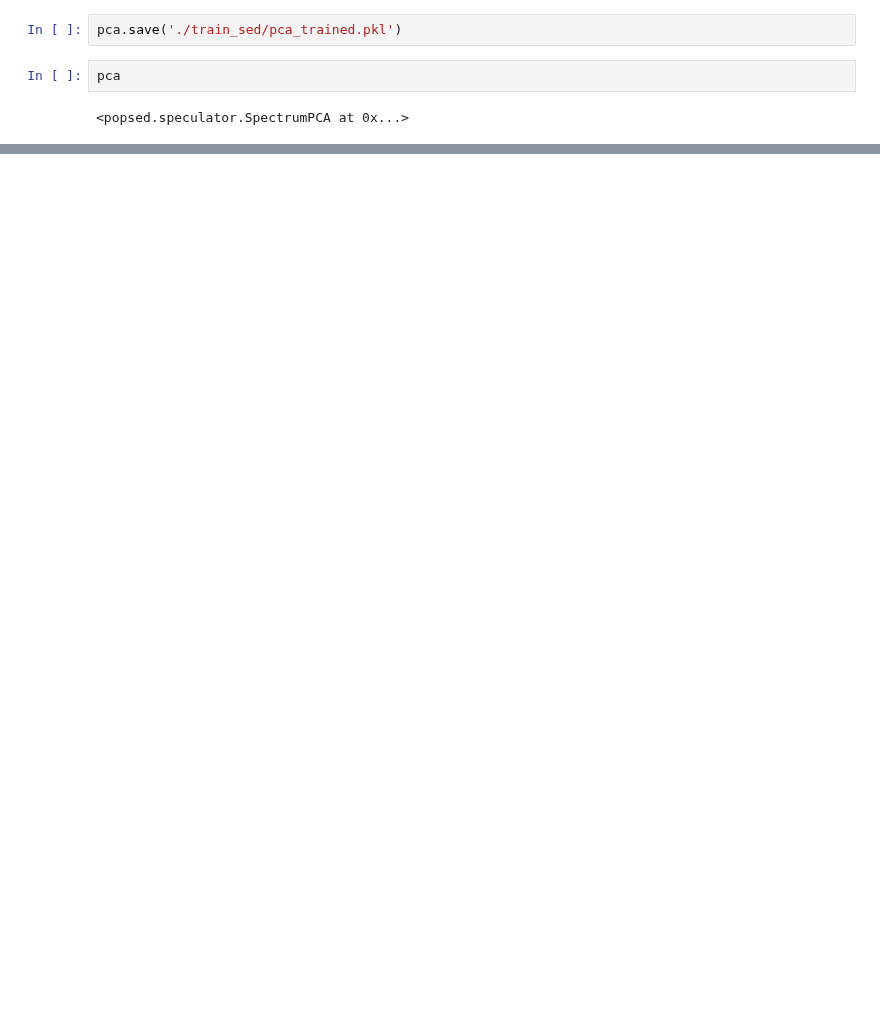
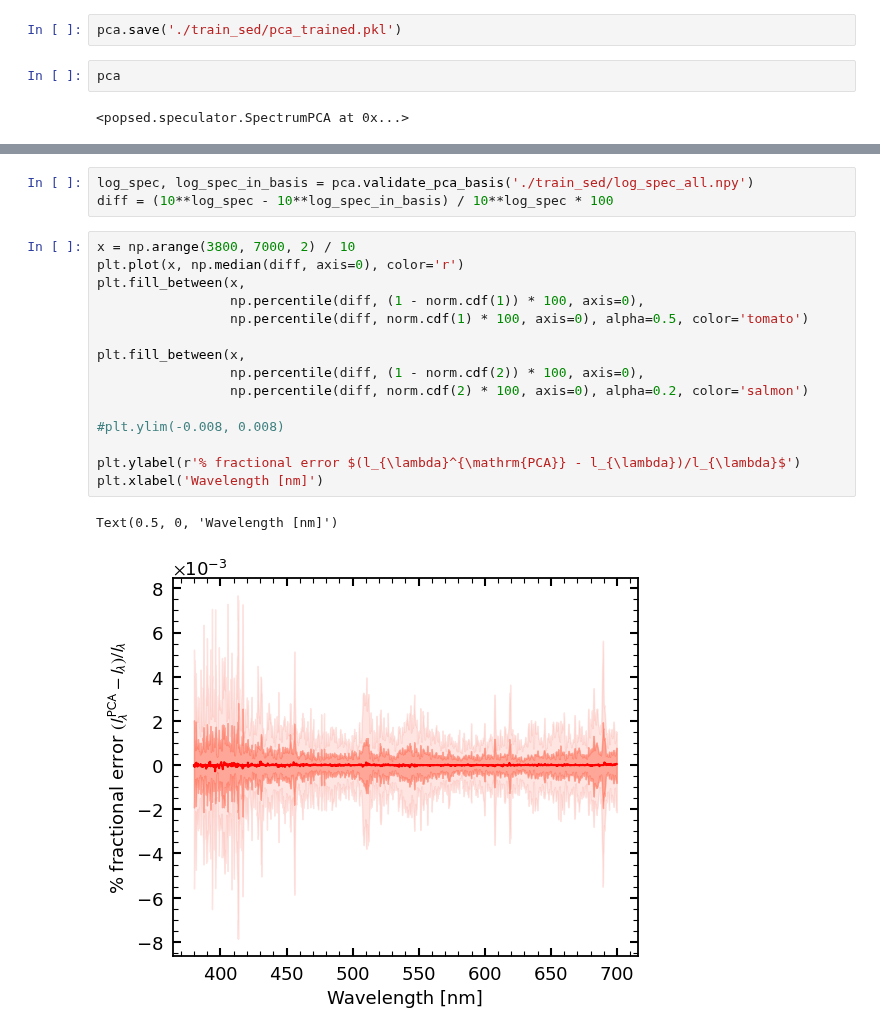
Before and after one commit to AstroJacobLi/popsed, a Jupyter notebook: notebooks/forward_model/PCA_components.ipynb, the cells around one changed output, grey strips where cells are left out. Cells and saved outputs as stored; diff of their text form; blank space fills up the shorter version.

```diff
--- a/notebooks/forward_model/PCA_components.ipynb
+++ b/notebooks/forward_model/PCA_components.ipynb
@@ -64,0 +86,21 @@ pca
+# %%
+log_spec, log_spec_in_basis = pca.validate_pca_basis('./train_sed/log_spec_all.npy')
+diff = (10**log_spec - 10**log_spec_in_basis) / 10**log_spec * 100
+# %%
+x = np.arange(3800, 7000, 2) / 10
+plt.plot(x, np.median(diff, axis=0), color='r')
+plt.fill_between(x,
+                 np.percentile(diff, (1 - norm.cdf(1)) * 100, axis=0),
+                 np.percentile(diff, norm.cdf(1) * 100, axis=0), alpha=0.5, color='tomato')
+
+plt.fill_between(x,
+                 np.percentile(diff, (1 - norm.cdf(2)) * 100, axis=0),
+                 np.percentile(diff, norm.cdf(2) * 100, axis=0), alpha=0.2, color='salmon')
+
+#plt.ylim(-0.008, 0.008)
+
+plt.ylabel(r'% fractional error $(l_{\lambda}^{\mathrm{PCA}} - l_{\lambda})/l_{\lambda}$')
+plt.xlabel('Wavelength [nm]')
+# %% [output]
+Text(0.5, 0, 'Wavelength [nm]')
+[figure, added]
```
Also changed, not shown: parts of 3 cells of this notebook, 4 other files.
